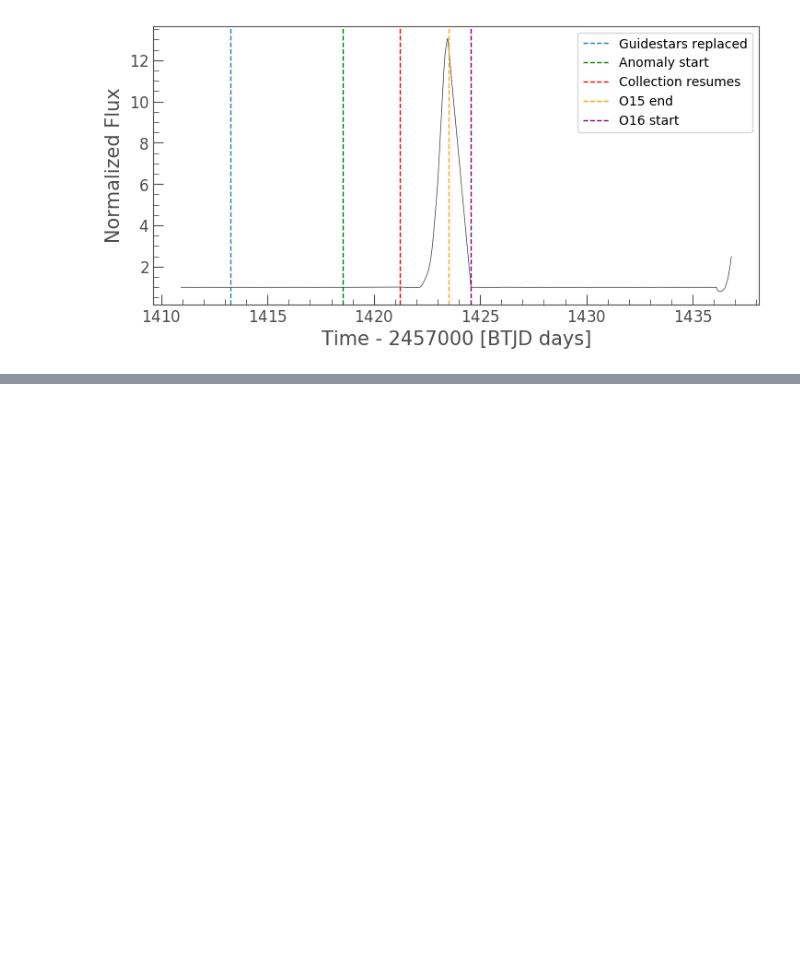
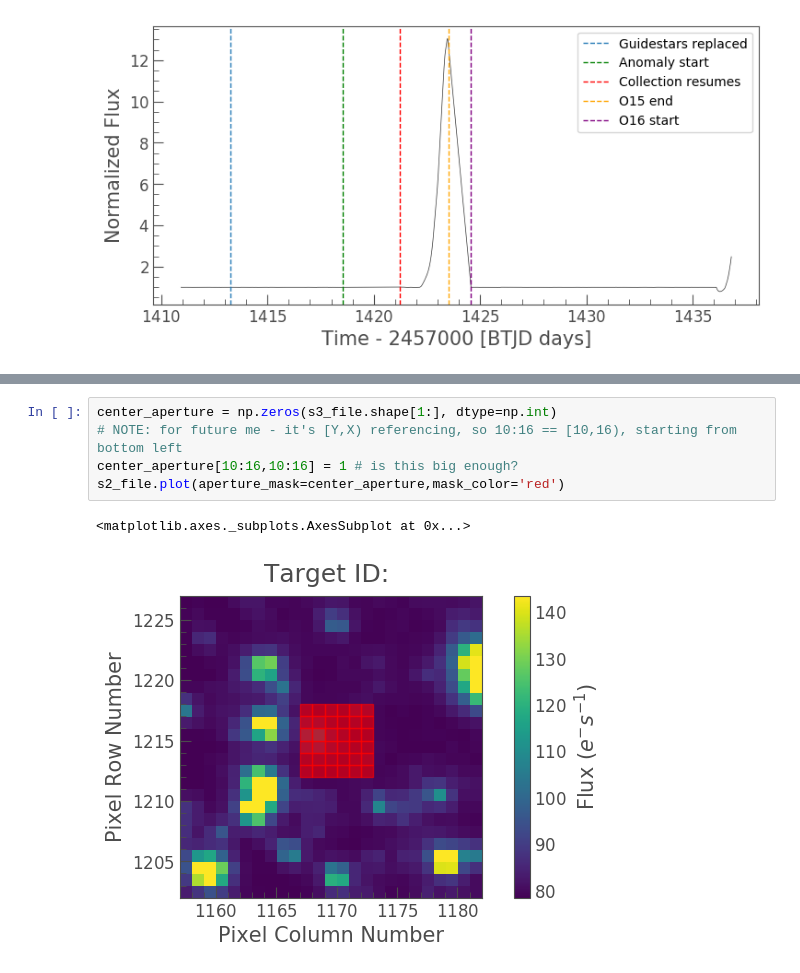
Before and after one commit to FGCUStellarResearch/GammaRayVisualizations, a Jupyter notebook: Lightkurve_sample.ipynb, the cells around one changed output, grey strips where cells are left out. Drawn from its saved outputs; the diff is of its cells as text; blank space fills up the shorter version.

```diff
--- a/Lightkurve_sample.ipynb
+++ b/Lightkurve_sample.ipynb
@@ -89,0 +94,8 @@ Also should probably do something smart about choosing pixels in the middle? Ins
+# %%
+center_aperture = np.zeros(s3_file.shape[1:], dtype=np.int)
+# NOTE: for future me - it's [Y,X) referencing, so 10:16 == [10,16), starting from bottom left
+center_aperture[10:16,10:16] = 1 # is this big enough?
+s2_file.plot(aperture_mask=center_aperture,mask_color='red')
+# %% [output]
+<matplotlib.axes._subplots.AxesSubplot at 0x...>
+[figure, added]
```
Also changed, not shown: parts of 12 cells of this notebook.
